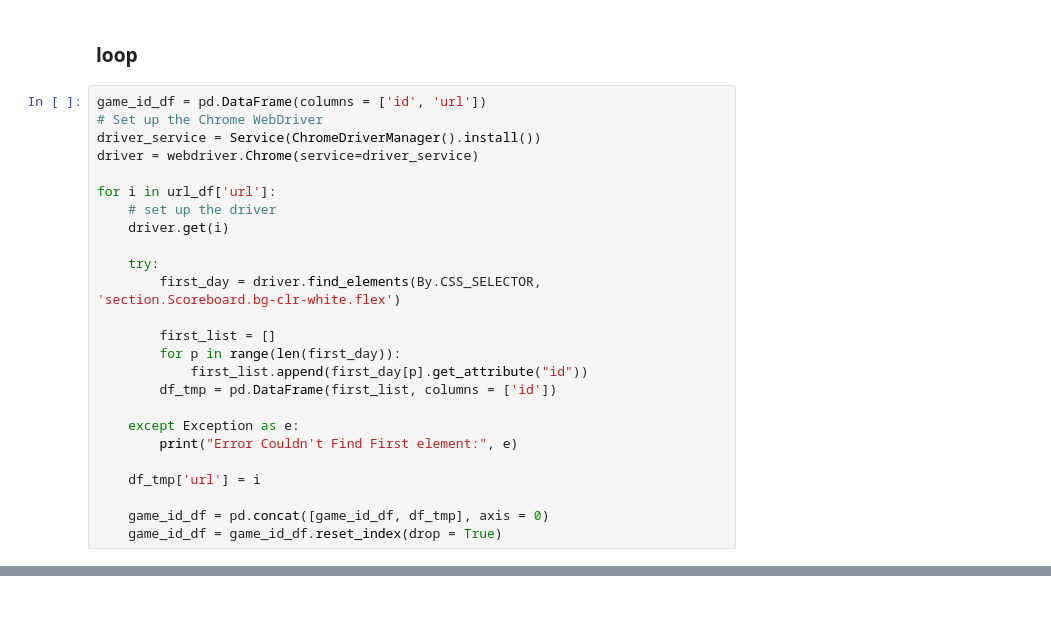
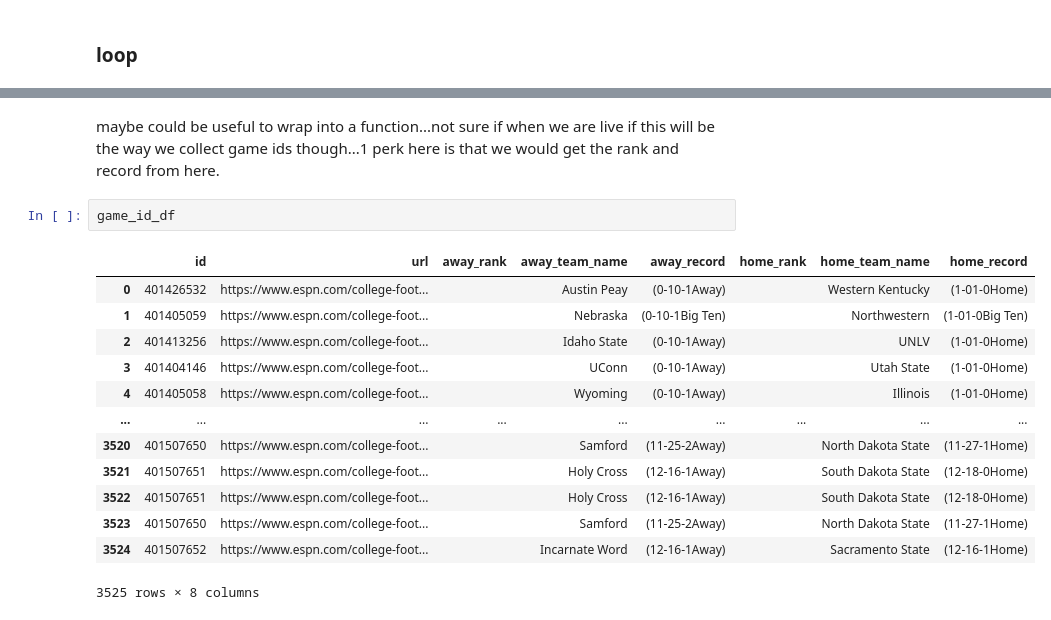
Before and after one commit to lawson-roberts/historical-odds-analysis, a Jupyter notebook: ncaa_stats_crawler.ipynb, the cells around one changed output, grey strips where cells are left out. Drawn from its saved outputs; the diff is of its cells as text.

Commit message:
team_normalization & more modeling

```diff
--- a/ncaa_stats_crawler.ipynb
+++ b/ncaa_stats_crawler.ipynb
@@ -68,27 +162,2 @@ for i in first_day:
 # %% [markdown]
 ### loop
-# %%
-game_id_df = pd.DataFrame(columns = ['id', 'url'])
-# Set up the Chrome WebDriver
-driver_service = Service(ChromeDriverManager().install())
-driver = webdriver.Chrome(service=driver_service)
-
-for i in url_df['url']:
-    # set up the driver
-    driver.get(i)
-
-    try:
-        first_day = driver.find_elements(By.CSS_SELECTOR, 'section.Scoreboard.bg-clr-white.flex')
-
-        first_list = []
-        for p in range(len(first_day)):
-            first_list.append(first_day[p].get_attribute("id"))
-        df_tmp = pd.DataFrame(first_list, columns = ['id'])
-
-    except Exception as e:
-        print("Error Couldn't Find First element:", e)
-
-    df_tmp['url'] = i
-
-    game_id_df = pd.concat([game_id_df, df_tmp], axis = 0)
-    game_id_df = game_id_df.reset_index(drop = True)
@@ -113,0 +245,18 @@ KeyboardInterrupt:
+# %% [markdown]
+maybe could be useful to wrap into a function...not sure if when we are live if this will be the way we collect game ids though...1 perk here is that we would get the rank and record from here.
+# %%
+game_id_df
+# %% [output]
+|  | id | url | away_rank | away_team_name | away_record | home_rank | home_team_name | home_record |
+| 0 | 401426532 | https://www.espn.com/college-foot... |  | Austin Peay | (0-10-1Away) |  | Western Kentucky | (1-01-0Home) |
+| 1 | 401405059 | https://www.espn.com/college-foot... |  | Nebraska | (0-10-1Big Ten) |  | Northwestern | (1-01-0Big Ten) |
+| 2 | 401413256 | https://www.espn.com/college-foot... |  | Idaho State | (0-10-1Away) |  | UNLV | (1-01-0Home) |
+| 3 | 401404146 | https://www.espn.com/college-foot... |  | UConn | (0-10-1Away) |  | Utah State | (1-01-0Home) |
+| 4 | 401405058 | https://www.espn.com/college-foot... |  | Wyoming | (0-10-1Away) |  | Illinois | (1-01-0Home) |
+| ... | ... | ... | ... | ... | ... | ... | ... | ... |
+| 3520 | 401507650 | https://www.espn.com/college-foot... |  | Samford | (11-25-2Away) |  | North Dakota State | (11-27-1Home) |
+| 3521 | 401507651 | https://www.espn.com/college-foot... |  | Holy Cross | (12-16-1Away) |  | South Dakota State | (12-18-0Home) |
+| 3522 | 401507651 | https://www.espn.com/college-foot... |  | Holy Cross | (12-16-1Away) |  | South Dakota State | (12-18-0Home) |
+| 3523 | 401507650 | https://www.espn.com/college-foot... |  | Samford | (11-25-2Away) |  | North Dakota State | (11-27-1Home) |
+| 3524 | 401507652 | https://www.espn.com/college-foot... |  | Incarnate Word | (12-16-1Away) |  | Sacramento State | (12-16-1Home) |
+3525 rows × 8 columns
```
Also changed, not shown: parts of 41 cells of this notebook, 7 other files.
